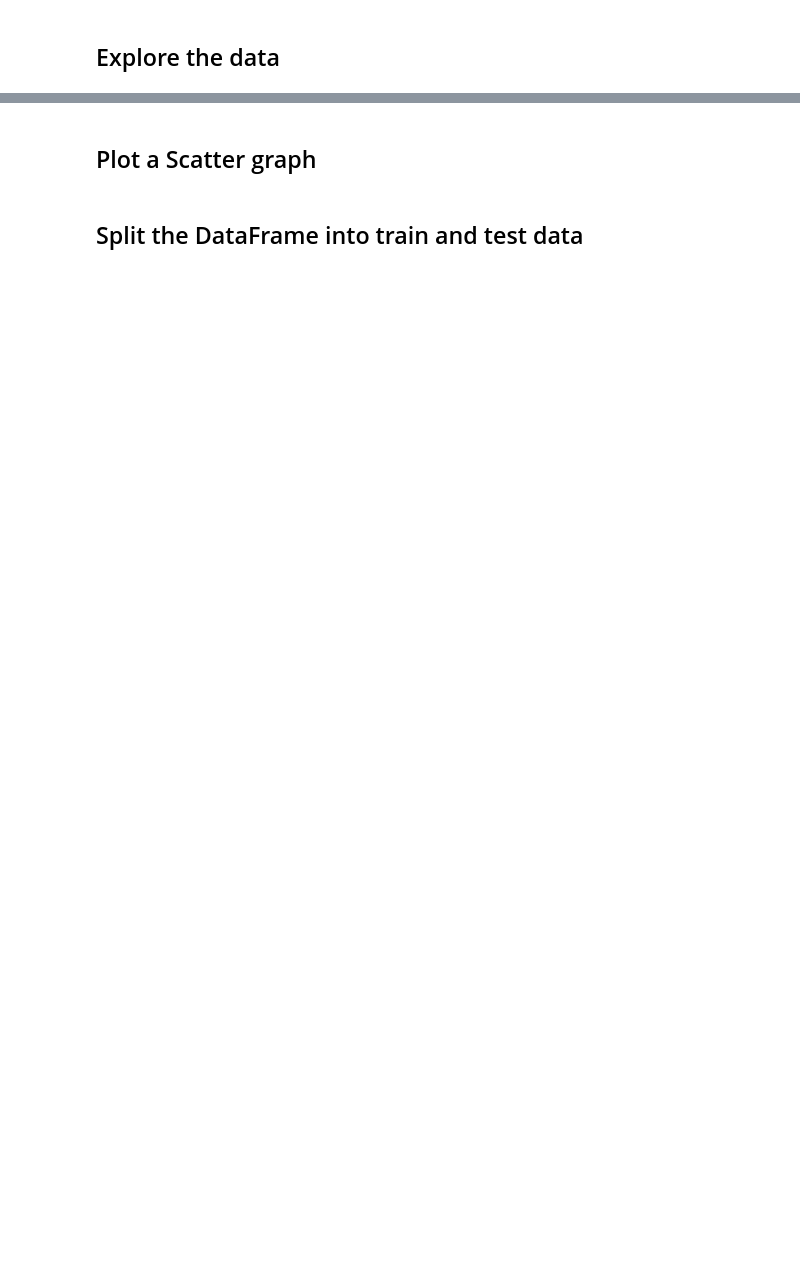
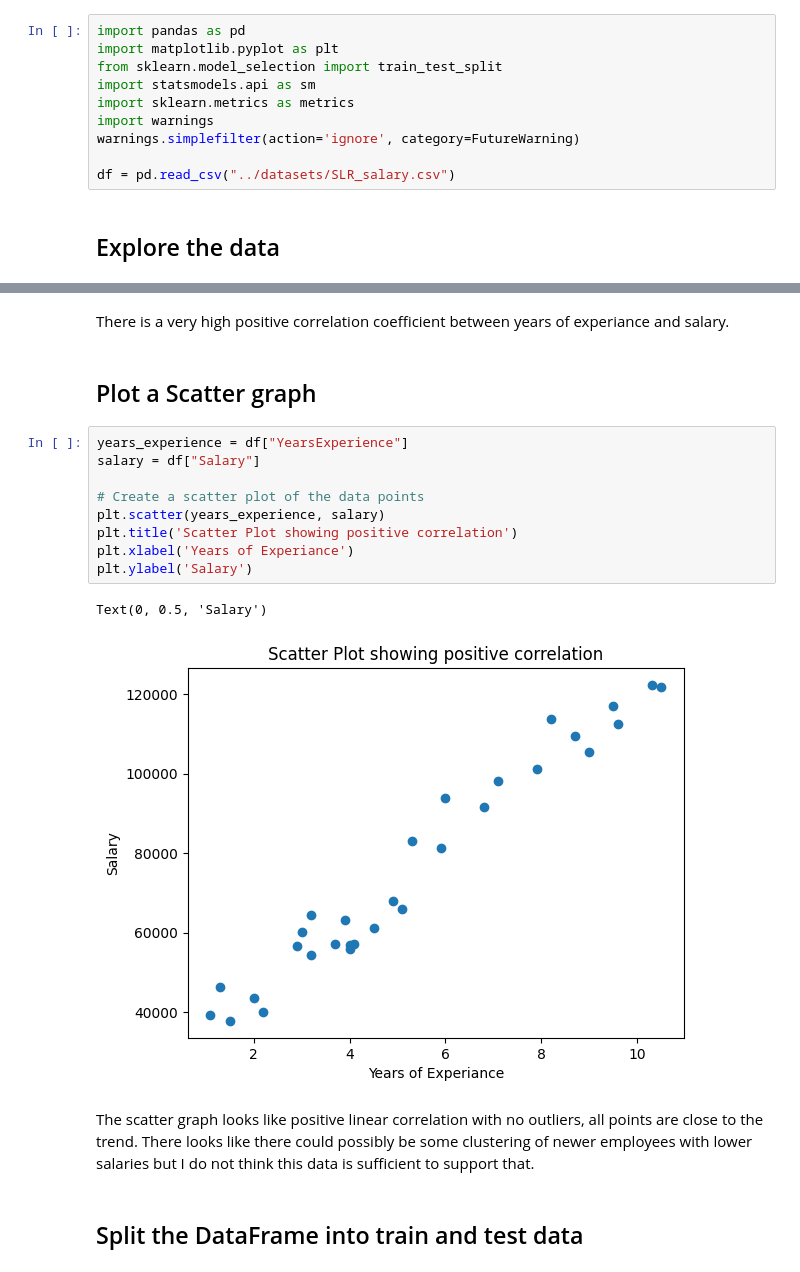
Before and after one commit to jenny4567/intro-to-data-analysis, a Jupyter notebook: stats_bites02/notebooks/02_SLR_Salary.ipynb, the cells around one changed output, grey strips where cells are left out. Drawn from its saved outputs; the diff is of its cells as text; blank space fills up the shorter version.

Commit message:
02 Salar y Challenge

```diff
--- a/stats_bites02/notebooks/02_SLR_Salary.ipynb
+++ b/stats_bites02/notebooks/02_SLR_Salary.ipynb
@@ -3,5 +3,15 @@
 Use the dataset ***SLR_Data.csv*** for this exercise.
 # %% [markdown]
 ## Import relevant packages and read the data ##
+# %%
+import pandas as pd
+import matplotlib.pyplot as plt
+from sklearn.model_selection import train_test_split
+import statsmodels.api as sm
+import sklearn.metrics as metrics
+import warnings
+warnings.simplefilter(action='ignore', category=FutureWarning)
+
+df = pd.read_csv("../datasets/SLR_salary.csv")
 # %% [markdown]
 ## Explore the data ##
@@ -8,4 +63,20 @@ Use the dataset ***SLR_Data.csv*** for this exercise.
+# %% [markdown]
+There is a very high positive correlation coefficient between years of experiance and salary.
 # %% [markdown]
 ## Plot a Scatter graph ##
+# %%
+years_experience = df["YearsExperience"]
+salary = df["Salary"]
+
+# Create a scatter plot of the data points
+plt.scatter(years_experience, salary)
+plt.title('Scatter Plot showing positive correlation')
+plt.xlabel('Years of Experiance')
+plt.ylabel('Salary')
+# %% [output]
+Text(0, 0.5, 'Salary')
+[figure, added]
+# %% [markdown]
+The scatter graph looks like positive linear correlation with no outliers, all points are close to the trend. There looks like there could possibly be some clustering of newer employees with lower salaries but I do not think this data is sufficient to support that.
 # %% [markdown]
 ## Split the DataFrame into train and test data ##
```
Also changed, not shown: parts of 24 cells of this notebook.
